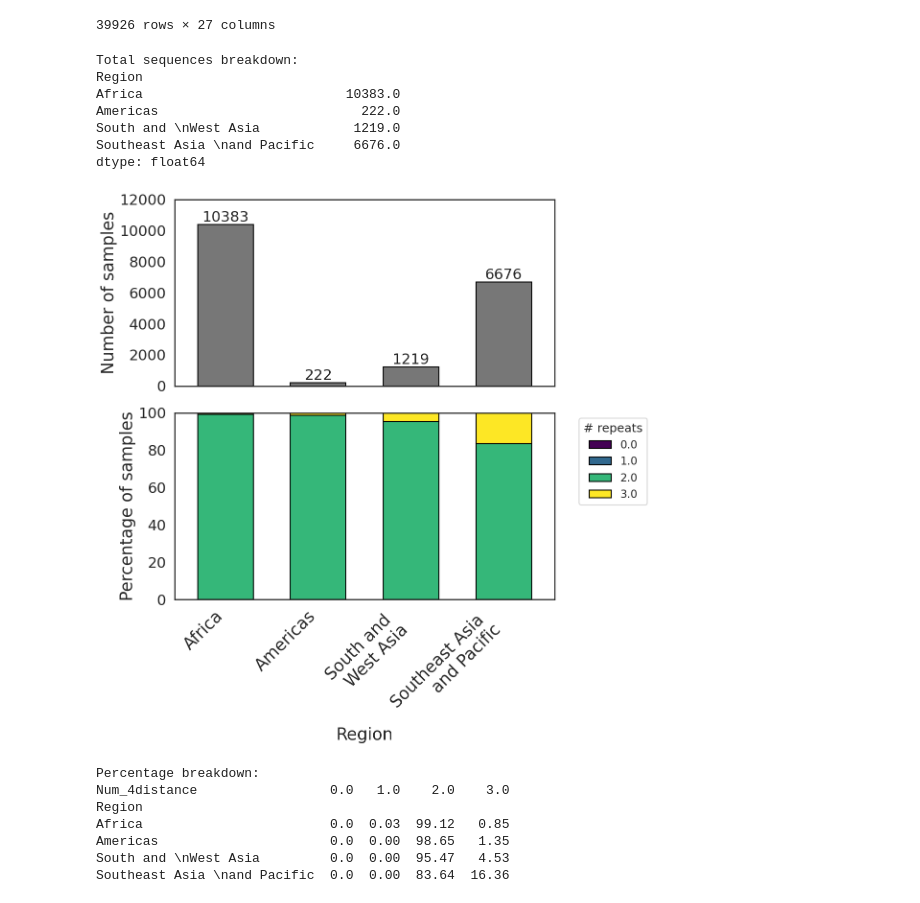
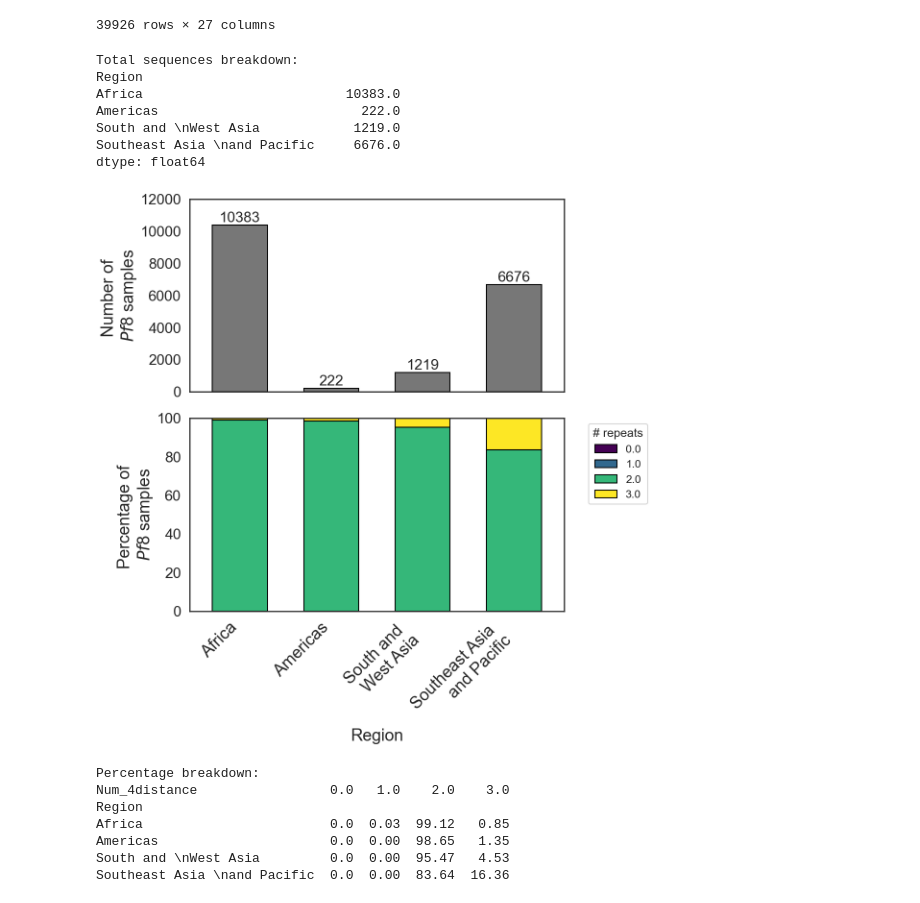
Before and after one commit to pablocarderam/csp_repeat_analysis, a Jupyter notebook: src/Pf8_CSP.ipynb, the cells around one changed output. Drawn from its saved outputs; the diff is of its cells as text; code cells hidden in the pictures.

```diff
--- a/src/Pf8_CSP.ipynb
+++ b/src/Pf8_CSP.ipynb
@@ -372,7 +367,7 @@ p = axs[0].bar(df_pivot.index, df_pct, edgecolor='black', width=0.6, color="#777
 
 # Customize the chart
 axs[0].set_xlabel('', fontsize=25)
-axs[0].set_ylabel('Number of samples', fontsize=25)
+axs[0].set_ylabel('Number of \n$Pf$8 samples', fontsize=25)
 axs[0].set_ylim(0, 12000)
 plt.tick_params('x', labelbottom=False)
 axs[0].set_yticklabels(axs[0].get_yticklabels(), rotation=0, ha='right', fontsize=22, )
@@ -392,36 +387,36 @@ df_pivot = df_pivot[np.linspace(0,8,9)]
 df_pivot[4.0] = df_pivot.iloc[:, 3:].sum(axis=1)
 df_pivot = df_pivot.drop(df_pivot.columns[[4,5,6,7,8]], axis=1)
 
 # Calculate percentages
 df_pct = df_pivot.div(df_pivot.sum(axis=1), axis=0) * 100
 
 # Create the stacked bar chart
 axs[1] = plt.subplot(212)
 df_pct.plot(kind='bar', stacked=True, ax=axs[1], colormap='viridis', edgecolor='black', width=0.6)
 
 # Customize the chart
 axs[1].set_xlabel('Region', fontsize=25)
-axs[1].set_ylabel('Percentage of samples', fontsize=25, )
+axs[1].set_ylabel('Percentage of \n$Pf$8 samples', fontsize=25, )
 axs[1].legend(title='# repeats', bbox_to_anchor=(1.05, 1), loc='upper left')
 axs[1].set_ylim(0, 100)
 axs[1].set_xticklabels(axs[1].get_xticklabels(), rotation=45, ha='right', fontsize=25, )
 axs[1].set_yticklabels(axs[1].get_yticklabels(), rotation=0, ha='right', fontsize=22, )
 
 plt.tight_layout()
-# plt.savefig('/mnt/user-data/outputs/stacked_bar_chart.png', dpi=300, bbox_inches='tight')
+plt.savefig('../plt/Pf8.svg', dpi=300, bbox_inches='tight')
 plt.show()
 
 print("\nPercentage breakdown:")
 print(df_pct.round(2))
 # %% [output]
 Total sequences breakdown:
 Region
 Africa                          10383.0
 Americas                          222.0
 South and \nWest Asia            1219.0
 Southeast Asia \nand Pacific     6676.0
 dtype: float64
-[figure, old version]
+[figure, new version]
 Percentage breakdown:
 Num_4distance                 0.0   1.0    2.0    3.0
 Region
```
Also changed, not shown: parts of 3 cells of this notebook, 3 other files.
